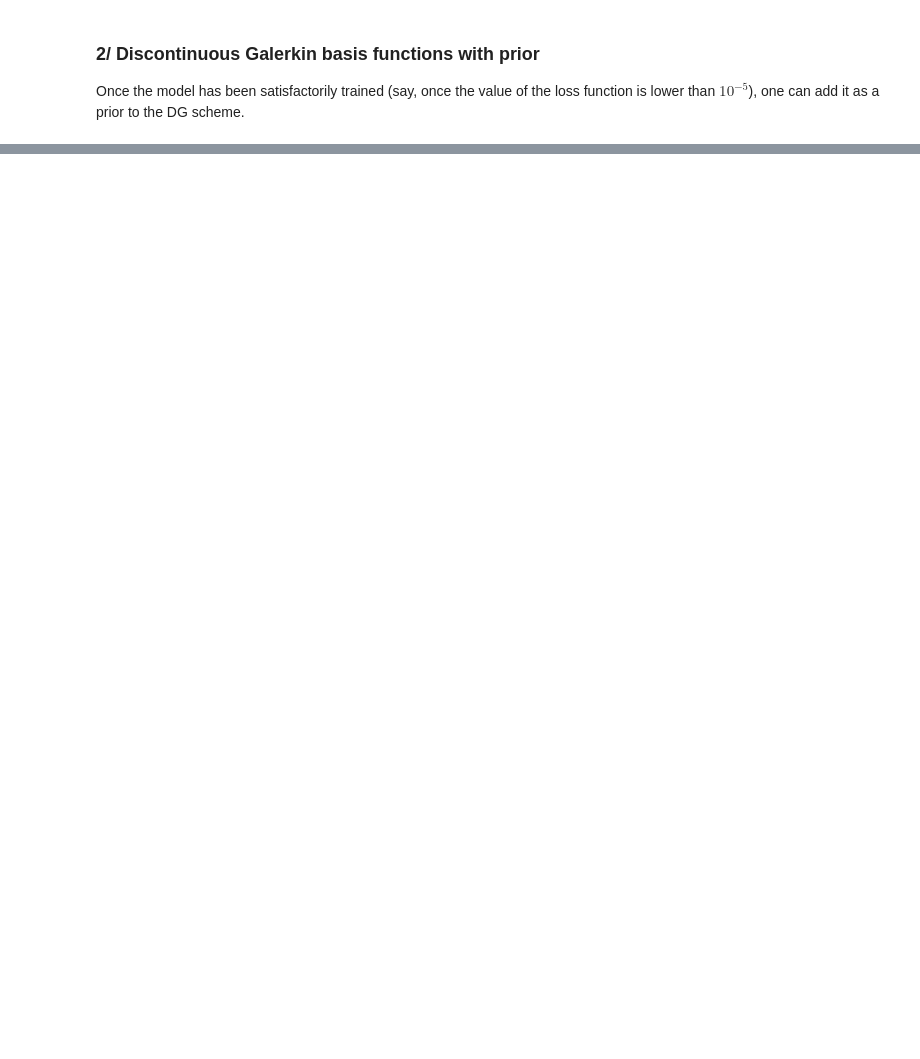
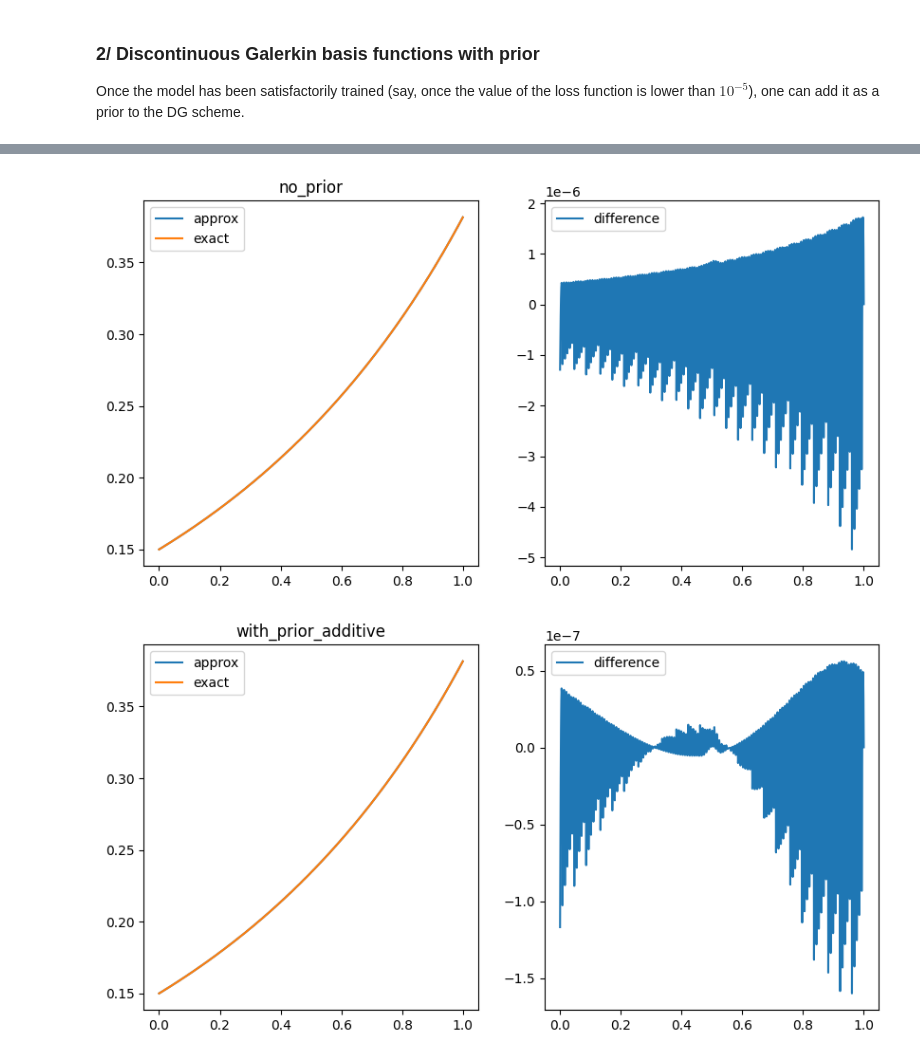
Before and after one commit to Victor-MichelDansac/DG-PINNs, a Jupyter notebook: enriched_DG_bases_transport.ipynb, the cells around one changed output, grey strips where cells are left out. Drawn from its saved outputs; the diff is of its cells as text; code cells hidden in the pictures; blank space fills up the shorter version.

Commit message:
pytorch conversion and CPU time computation

```diff
--- a/enriched_DG_bases_transport.ipynb
+++ b/enriched_DG_bases_transport.ipynb
@@ -82,7 +85,7 @@ Once the model has been satisfactorily trained (say, once the value of the loss
 categories = [
     "no_prior",
     "with_prior_additive",
-    "with_prior_multiplicative",
+    # "with_prior_multiplicative",
 ]
 
 # perturbed_initial_condition = True  # runs a perturbation analysis
@@ -100,4 +103,5 @@ else:
     source = True  # approximation of a steady solution
     # source = False  # pure advection of a Gaussian bump
     end_time = 0.5 if source else 1  # final physical time
-    run_and_plot(categories, source=source, end_time=end_time)
+    run_and_plot(categories, source=source, end_time=end_time, nx=128, nG=2)
+# %% [output]
@@ -103,0 +117,2 @@ else:
+[figure, added]
+[figure, added]
```
Also changed, not shown: parts of 3 cells of this notebook, 4 other files.
